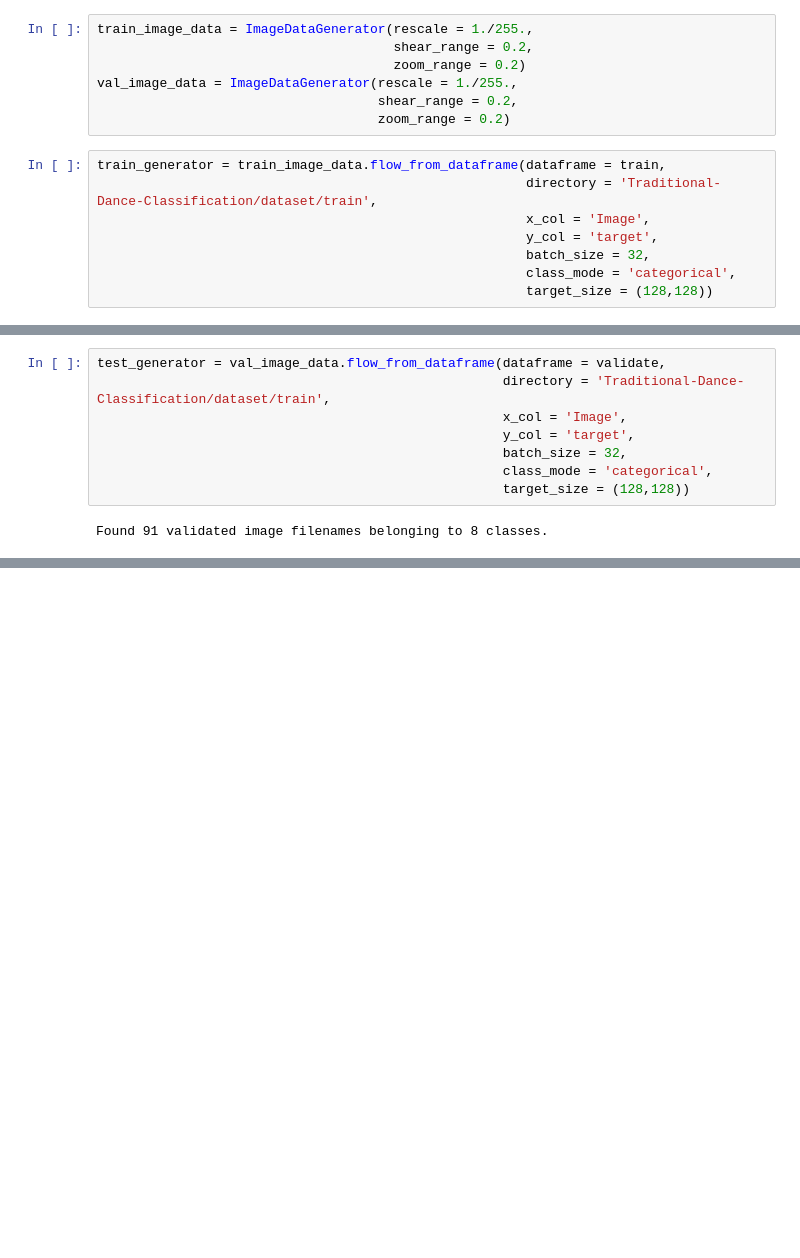
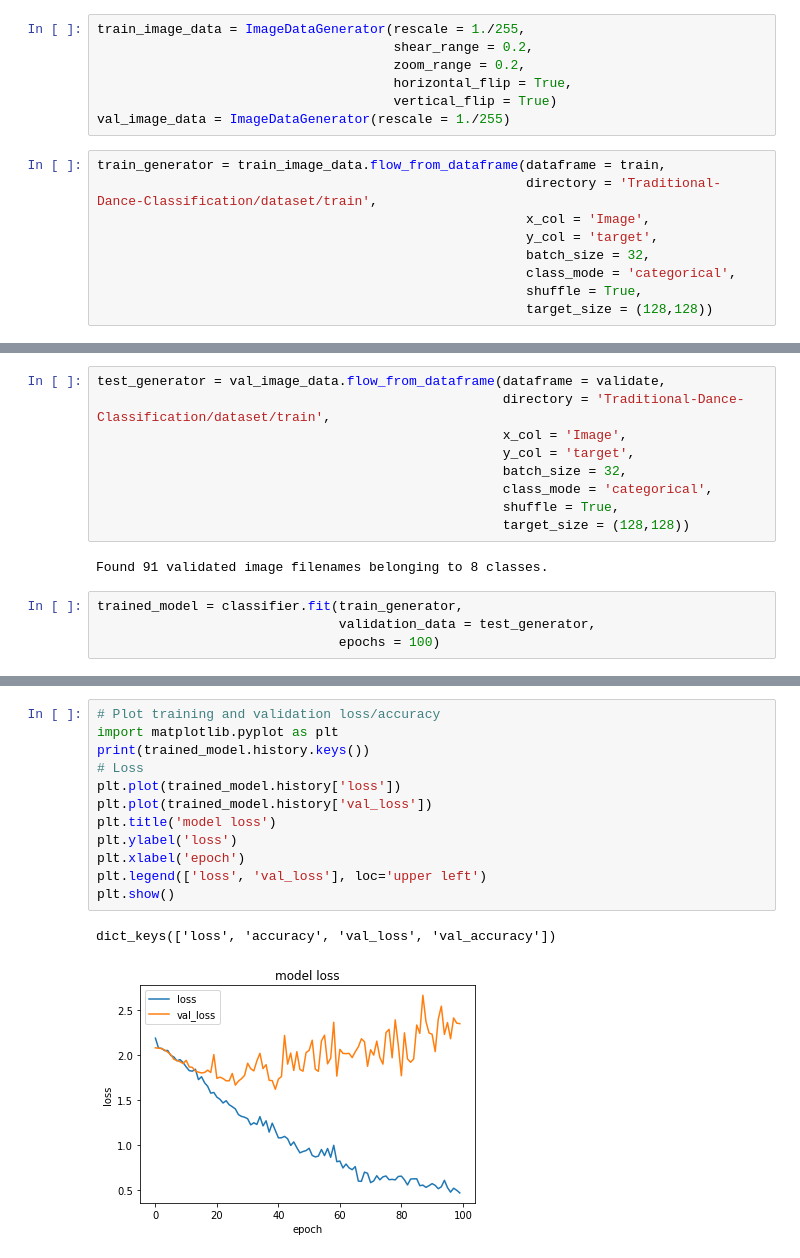
Before and after one commit to C3Suryansu/Traditional-Dance-Classification, a Jupyter notebook: Dance_classification.ipynb, the cells around one changed output, grey strips where cells are left out. Saved outputs shown, nothing was run; the diff lists cells and outputs as text; blank space fills up the shorter version.

```diff
--- a/Dance_classification.ipynb
+++ b/Dance_classification.ipynb
@@ -135,12 +150,12 @@ _________________________________________________________________
 # %%
 from keras.preprocessing.image import ImageDataGenerator
 # %%
-train_image_data = ImageDataGenerator(rescale = 1./255.,
+train_image_data = ImageDataGenerator(rescale = 1./255,
                                       shear_range = 0.2,
-                                      zoom_range = 0.2)
-val_image_data = ImageDataGenerator(rescale = 1./255.,
-                                    shear_range = 0.2,
-                                    zoom_range = 0.2)
+                                      zoom_range = 0.2,
+                                      horizontal_flip = True,
+                                      vertical_flip = True)
+val_image_data = ImageDataGenerator(rescale = 1./255)
 # %%
 train_generator = train_image_data.flow_from_dataframe(dataframe = train,
                                                        directory = 'Traditional-Dance-Classification/dataset/train',
@@ -148,6 +163,7 @@ train_generator = train_image_data.flow_from_dataframe(dataframe = train,
                                                        y_col = 'target',
                                                        batch_size = 32,
                                                        class_mode = 'categorical',
+                                                       shuffle = True,
                                                        target_size = (128,128))
 # %% [output]
 Found 273 validated image filenames belonging to 8 classes.
@@ -158,6 +174,11 @@ test_generator = val_image_data.flow_from_dataframe(dataframe = validate,
                                                     y_col = 'target',
                                                     batch_size = 32,
                                                     class_mode = 'categorical',
+                                                    shuffle = True,
                                                     target_size = (128,128))
 # %% [output]
 Found 91 validated image filenames belonging to 8 classes.
+# %%
+trained_model = classifier.fit(train_generator,
+                               validation_data = test_generator,
+                               epochs = 100)
@@ -163,0 +206,15 @@ Found 91 validated image filenames belonging to 8 classes.
+# %%
+# Plot training and validation loss/accuracy
+import matplotlib.pyplot as plt
+print(trained_model.history.keys())
+# Loss
+plt.plot(trained_model.history['loss'])
+plt.plot(trained_model.history['val_loss'])
+plt.title('model loss')
+plt.ylabel('loss')
+plt.xlabel('epoch')
+plt.legend(['loss', 'val_loss'], loc='upper left')
+plt.show()
+# %% [output]
+dict_keys(['loss', 'accuracy', 'val_loss', 'val_accuracy'])
+[figure, added]
```
Also changed, not shown: parts of 7 cells of this notebook.
